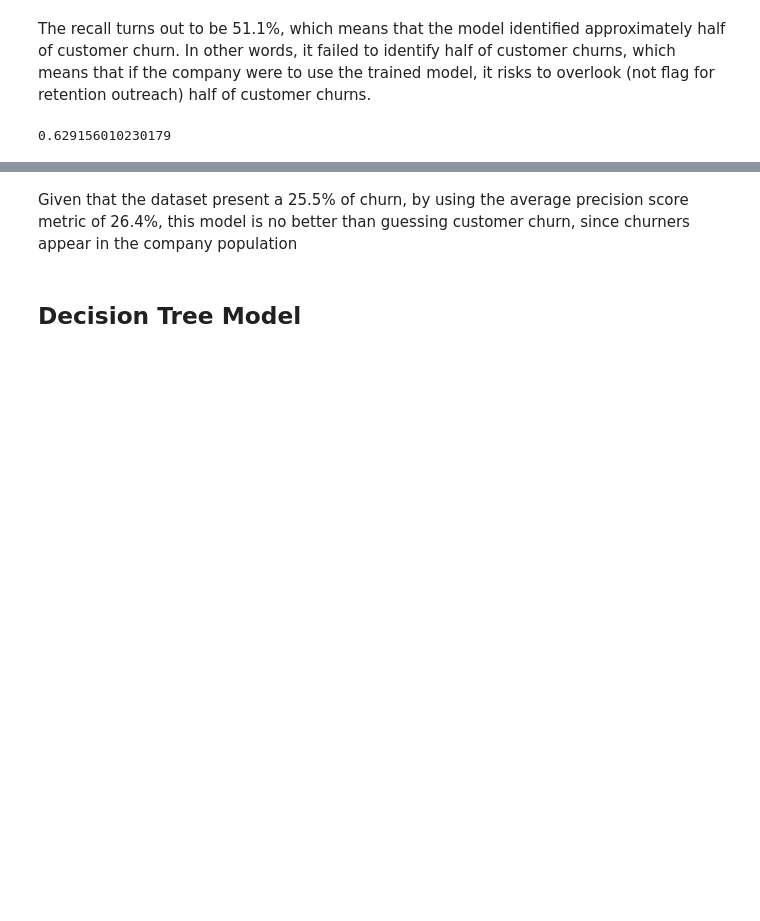
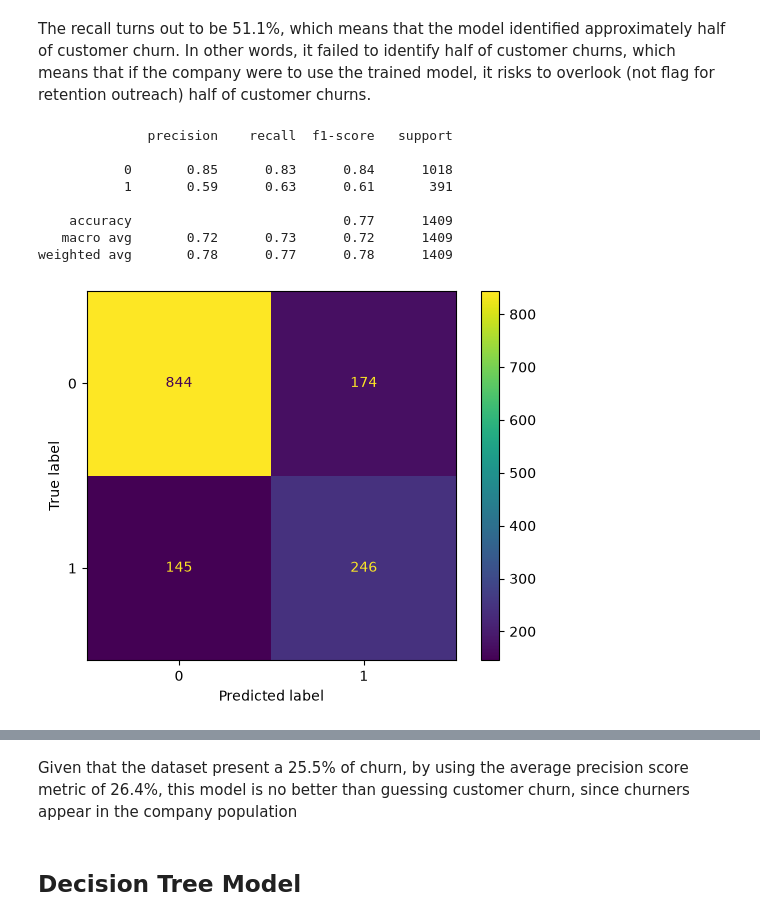
Before and after one commit to andrsma/Telco-Churn, a Jupyter notebook: notebooks/AI_Project_Beginner_Level.ipynb, the cells around one changed output, grey strips where cells are left out. Drawn from its saved outputs; the diff is of its cells as text; code cells hidden in the pictures; blank space fills up the shorter version.

```diff
--- a/notebooks/AI_Project_Beginner_Level.ipynb
+++ b/notebooks/AI_Project_Beginner_Level.ipynb
@@ -622,12 +661,25 @@ The recall turns out to be 51.1%, which means that the model identified approxim
 # %%
 #Since we want to be able to identify more customer churns, we can lower the classification threshold. We gain more recall at the cost of lower precision.
 y_hat_nn = (probabilities >= 0.4).astype(int)
+print(classification_report(y, y_hat_nn))
+#true_positives = np.sum((y == 1) & (y_hat_nn == 1))
+#actual_positives = np.sum(y == 1)
+#recall = true_positives / actual_positives
+#print(recall)
+cm = confusion_matrix(y, y_hat_nn)
+disp = ConfusionMatrixDisplay(cm)
+disp.plot()
 
-true_positives = np.sum((y == 1) & (y_hat_nn == 1))
-actual_positives = np.sum(y == 1)
-recall = true_positives / actual_positives
-print(recall)
+plt.show()
 # %% [output]
-0.629156010230179
+              precision    recall  f1-score   support
+
+           0       0.85      0.83      0.84      1018
+           1       0.59      0.63      0.61       391
+
+    accuracy                           0.77      1409
+   macro avg       0.72      0.73      0.72      1409
+weighted avg       0.78      0.77      0.78      1409
+[figure, added]
 # %%
 y_hat_nn = (probabilities >= 0.3).astype(int)
```
Also changed, not shown: parts of 26 cells of this notebook.
